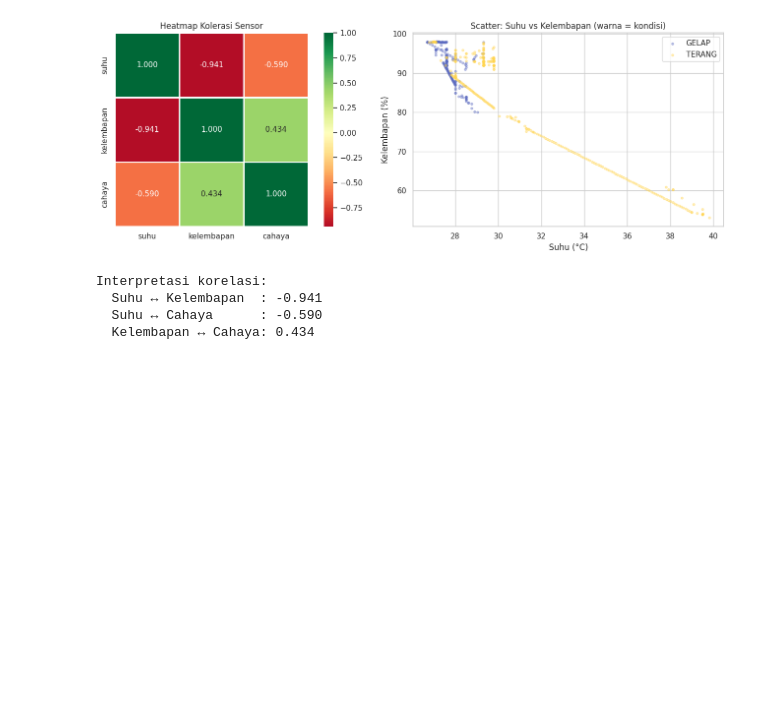
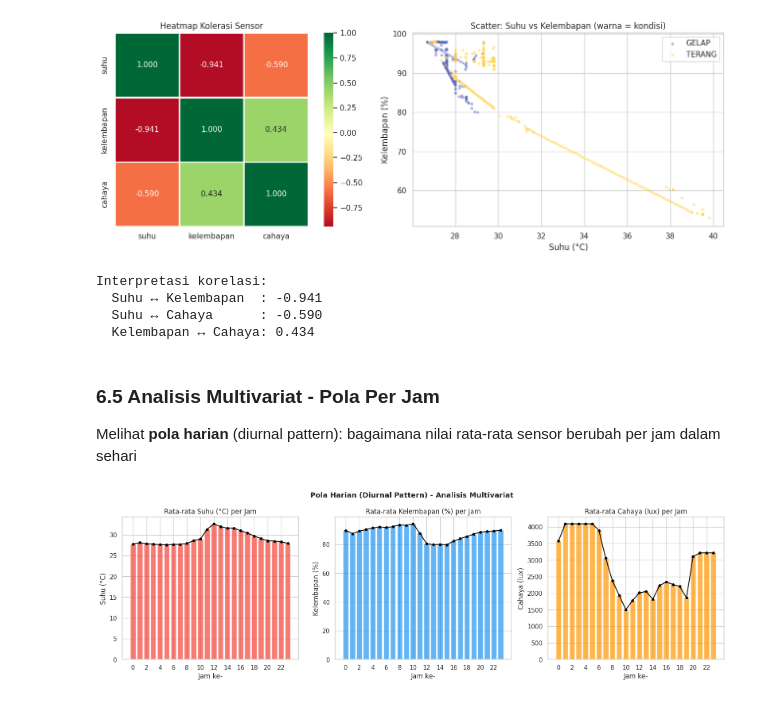
Before and after one commit to delafajarmulia/suhu-detector-ai, a Jupyter notebook: weather_analysis_1.ipynb, the cells around one changed output. Cells and saved outputs as stored; diff of their text form; code cells hidden in the pictures; blank space fills up the shorter version.

Commit message:
add: EDA analysis multivariat -> pola per jam

```diff
--- a/weather_analysis_1.ipynb
+++ b/weather_analysis_1.ipynb
@@ -480,3 +480,27 @@ Interpretasi korelasi:
   Suhu ↔ Kelembapan  : -0.941
   Suhu ↔ Cahaya      : -0.590
   Kelembapan ↔ Cahaya: 0.434
+# %% [markdown]
+### 6.5 Analisis Multivariat - Pola Per Jam
+
+Melihat **pola harian** (diurnal pattern): bagaimana nilai rata-rata sensor berubah per jam dalam sehari
+# %%
+hourly = df_feat.groupby('jam')[cols_sensor].mean()
+
+fig, axes = plt.subplots(1, 3, figsize=(16, 5))
+colors = ['#F44336', '#2196F3', '#FF9800']
+labels = ['Suhu (°C)', 'Kelembapan (%)', 'Cahaya (lux)']
+
+for ax, (col, color, label) in zip(axes, zip(cols_sensor, colors, labels)):
+  ax.bar(hourly.index, hourly[col], color=color, alpha=0.7, edgecolor='white')
+  ax.plot(hourly.index, hourly[col], color='black', linewidth=1.5, marker='o', markersize=4)
+  ax.set_title(f'Rata-rata {label} per Jam')
+  ax.set_xlabel('Jam ke-')
+  ax.set_ylabel(label)
+  ax.set_xticks(range(0, 24, 2))
+
+plt.suptitle('Pola Harian (Diurnal Pattern) - Analisis Multivariat', fontsize=13, fontweight='bold')
+plt.tight_layout()
+plt.show()
+# %% [output]
+[figure, added]
```
Also changed, not shown: parts of 1 cell of this notebook.
